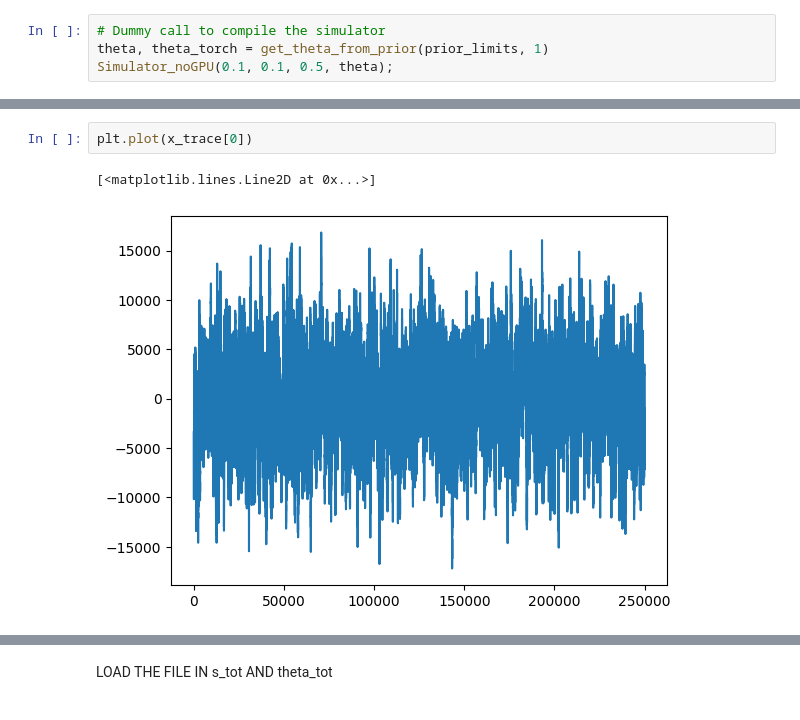
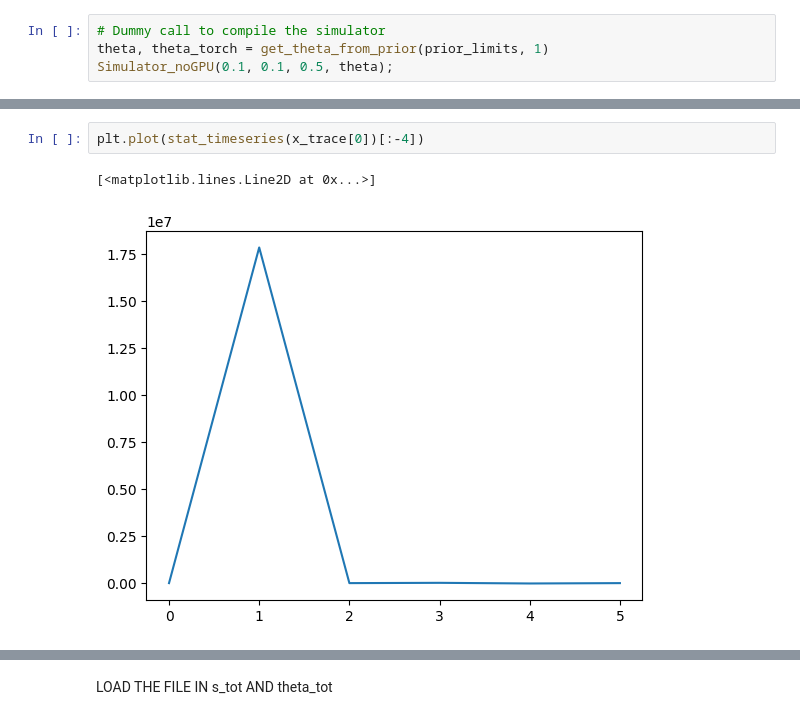
Before and after one commit to jacopocarotenuto/SBI_RedBloodCells, a Jupyter notebook: Code/Notebooks/results.ipynb, the cells around one changed output, grey strips where cells are left out. Saved outputs shown, nothing was run; the diff lists cells and outputs as text.

```diff
--- a/Code/Notebooks/results.ipynb
+++ b/Code/Notebooks/results.ipynb
@@ -197,5 +286,5 @@ Wall time: 3min 10s
 # %%
-plt.plot(x_trace[0])
+plt.plot(stat_timeseries(x_trace[0])[:-4])
 # %% [output]
 [<matplotlib.lines.Line2D at 0x...>]
-[figure, old version]
+[figure, new version]
```
Also changed, not shown: parts of 18 cells of this notebook, 1 other file.
